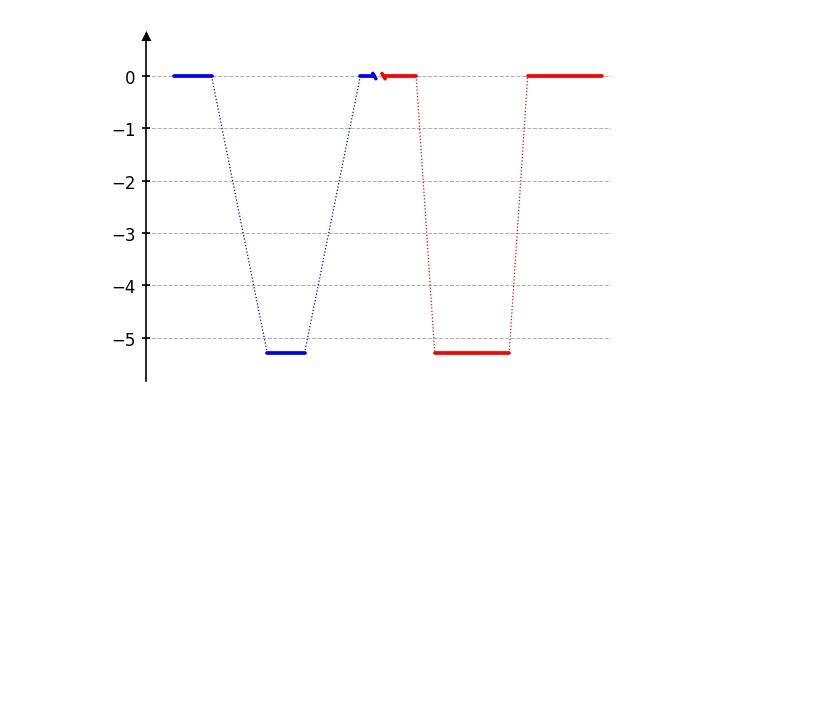
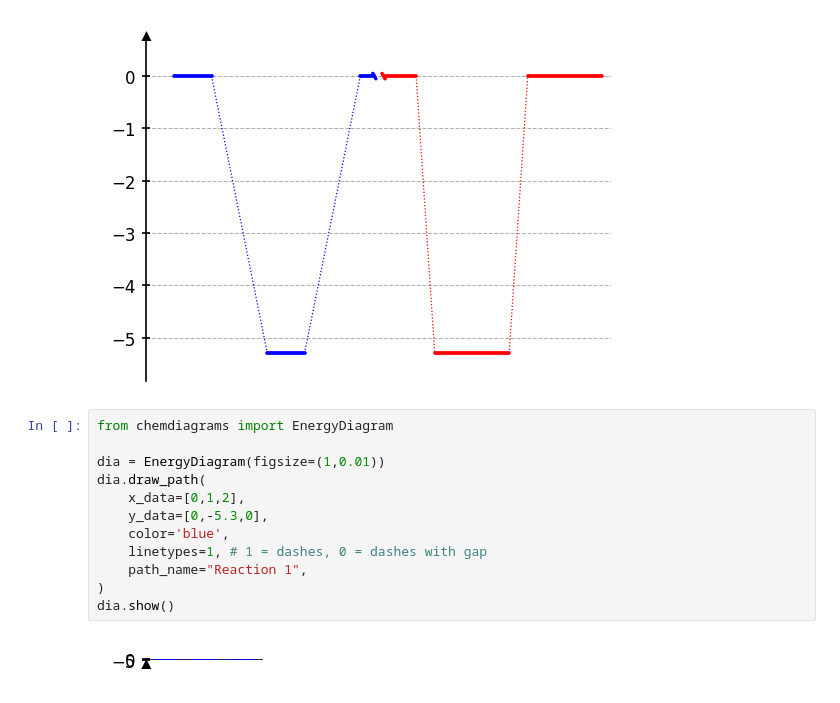
Before and after one commit to Tonner-Zech-Group/chem-diagrams, a Jupyter notebook: examples/test_use.ipynb, the cells around one changed output. Cells and saved outputs as stored; diff of their text form; blank space fills up the shorter version.

```diff
--- a/examples/test_use.ipynb
+++ b/examples/test_use.ipynb
@@ -393,3 +393,17 @@ dia.merge_plateaus(
 # %% [output]
 <chemdiagrams.energy_diagram.EnergyDiagram at 0x...>
 [figure]
+# %%
+from chemdiagrams import EnergyDiagram
+
+dia = EnergyDiagram(figsize=(1,0.01))
+dia.draw_path(
+    x_data=[0,1,2],
+    y_data=[0,-5.3,0],
+    color='blue',
+    linetypes=1, # 1 = dashes, 0 = dashes with gap
+    path_name="Reaction 1",
+)
+dia.show()
+# %% [output]
+[figure, added]
```
Also changed, not shown: parts of 4 cells of this notebook, 11 other files.
